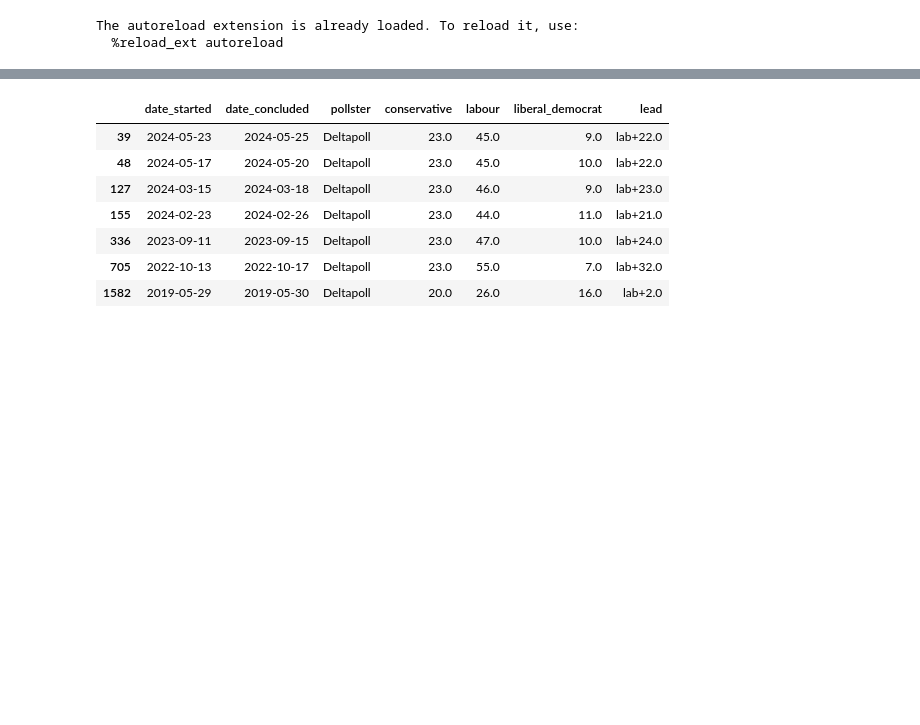
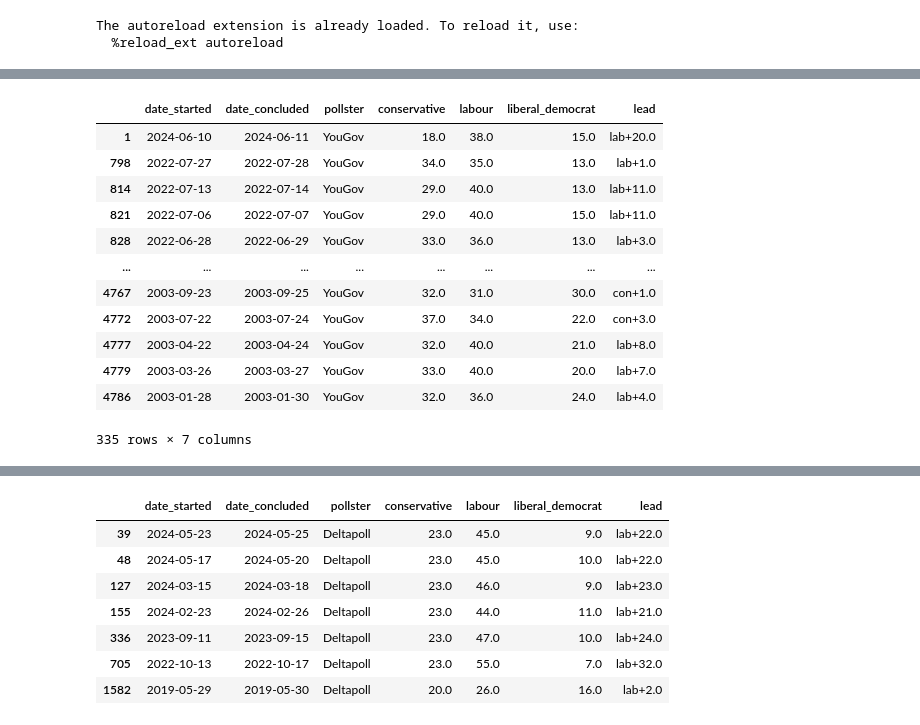
Before and after one commit to AndyLawton/uk_general_election_polls, a Jupyter notebook: main.ipynb, the cells around one changed output, grey strips where cells are left out. Saved outputs shown, nothing was run; the diff lists cells and outputs as text; code cells hidden in the pictures; blank space fills up the shorter version.

```diff
--- a/main.ipynb
+++ b/main.ipynb
@@ -20,0 +33,16 @@ display_columns = ['date_started', 'date_concluded', 'pollster', 'conservative',
+# %%
+all_polls[all_polls.liberal_democrat>12][all_polls.pollster=='YouGov'][display_columns]
+# %% [output]
+|  | date_started | date_concluded | pollster | conservative | labour | liberal_democrat | lead |
+| 1 | 2024-06-10 | 2024-06-11 | YouGov | 18.0 | 38.0 | 15.0 | lab+20.0 |
+| 798 | 2022-07-27 | 2022-07-28 | YouGov | 34.0 | 35.0 | 13.0 | lab+1.0 |
+| 814 | 2022-07-13 | 2022-07-14 | YouGov | 29.0 | 40.0 | 13.0 | lab+11.0 |
+| 821 | 2022-07-06 | 2022-07-07 | YouGov | 29.0 | 40.0 | 15.0 | lab+11.0 |
+| 828 | 2022-06-28 | 2022-06-29 | YouGov | 33.0 | 36.0 | 13.0 | lab+3.0 |
+| ... | ... | ... | ... | ... | ... | ... | ... |
+| 4767 | 2003-09-23 | 2003-09-25 | YouGov | 32.0 | 31.0 | 30.0 | con+1.0 |
+| 4772 | 2003-07-22 | 2003-07-24 | YouGov | 37.0 | 34.0 | 22.0 | con+3.0 |
+| 4777 | 2003-04-22 | 2003-04-24 | YouGov | 32.0 | 40.0 | 21.0 | lab+8.0 |
+| 4779 | 2003-03-26 | 2003-03-27 | YouGov | 33.0 | 40.0 | 20.0 | lab+7.0 |
+| 4786 | 2003-01-28 | 2003-01-30 | YouGov | 32.0 | 36.0 | 24.0 | lab+4.0 |
+335 rows × 7 columns
```
Also changed, not shown: parts of 6 cells of this notebook, 3 other files.
